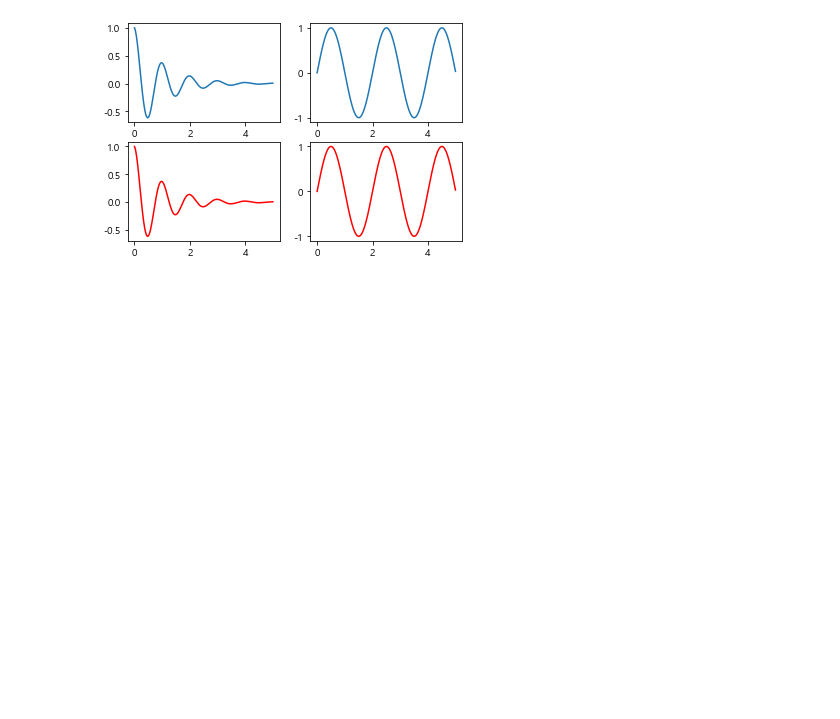
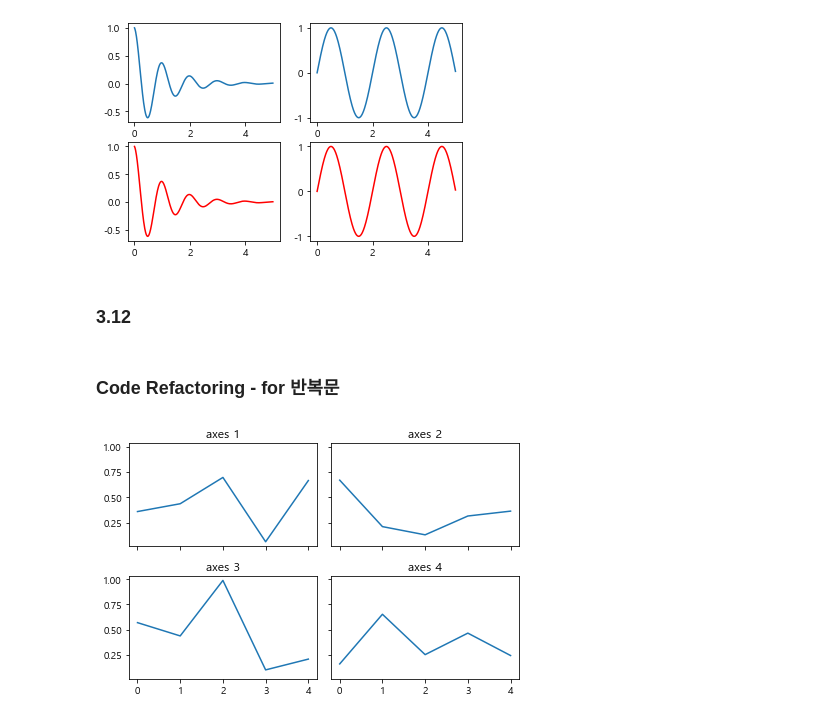
Before and after one commit to sunny-ieum/Data-Analysis-2021-1, a Jupyter notebook: 02.Visualization/04_여러개 그래프.ipynb, the cells around one changed output. Cells and saved outputs as stored; diff of their text form; code cells hidden in the pictures; blank space fills up the shorter version.

```diff
--- a/02.Visualization/04_여러개 그래프.ipynb
+++ b/02.Visualization/04_여러개 그래프.ipynb
@@ -78,3 +78,19 @@ plt.plot(t2, g(t2), 'r-')
 plt.show()
 # %% [output]
 [figure]
+# %% [markdown]
+### 3.12
+# %% [markdown]
+### Code Refactoring - for 반복문
+# %%
+_, axes = plt.subplots(2, 2, sharex=True, sharey=True)
+
+for i in range(4):
+    ax = axes[i//2][i%2]
+    ax.plot(np.random.rand(5))
+    ax.set_title(f'axes {i+1}')
+
+plt.tight_layout()
+plt.show()
+# %% [output]
+[figure, added]
```
Also changed, not shown: parts of 1 cell of this notebook, 6 other files.
